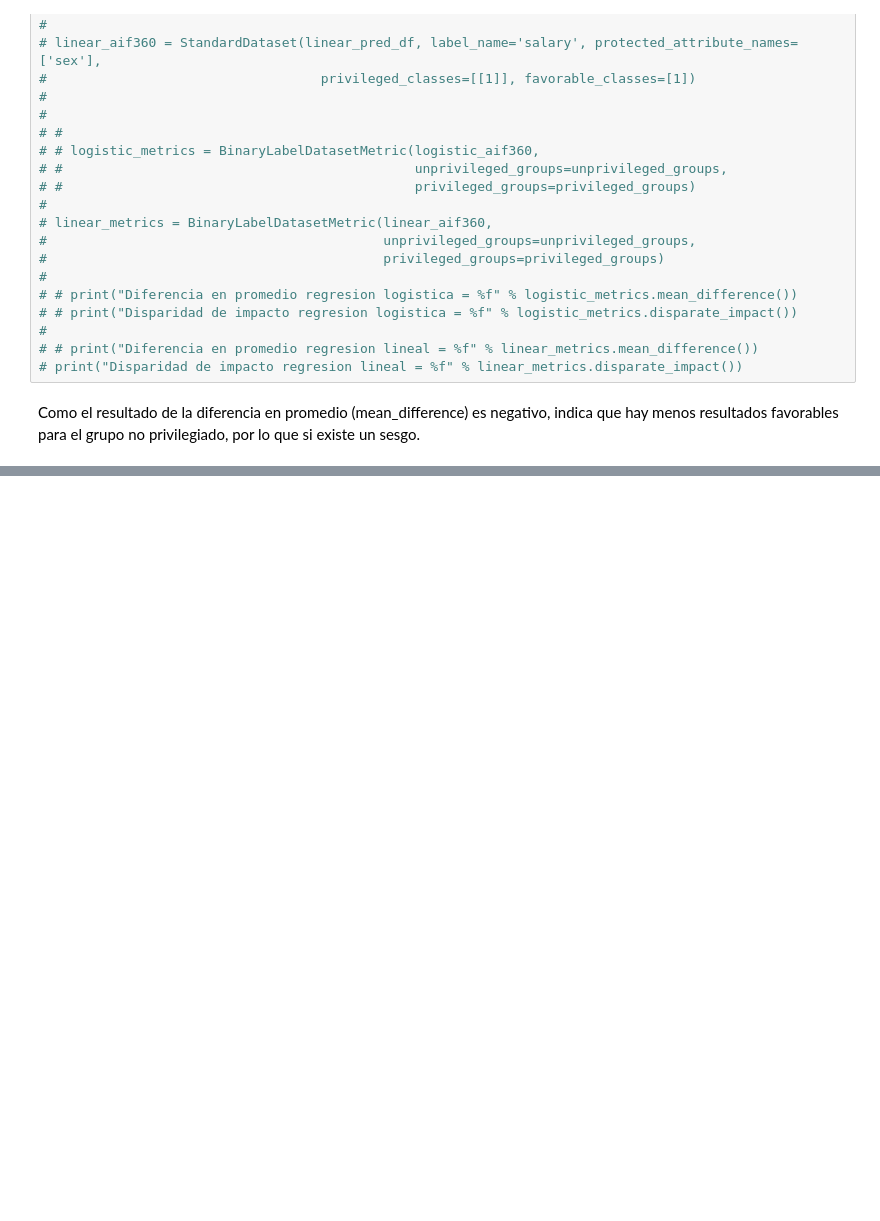
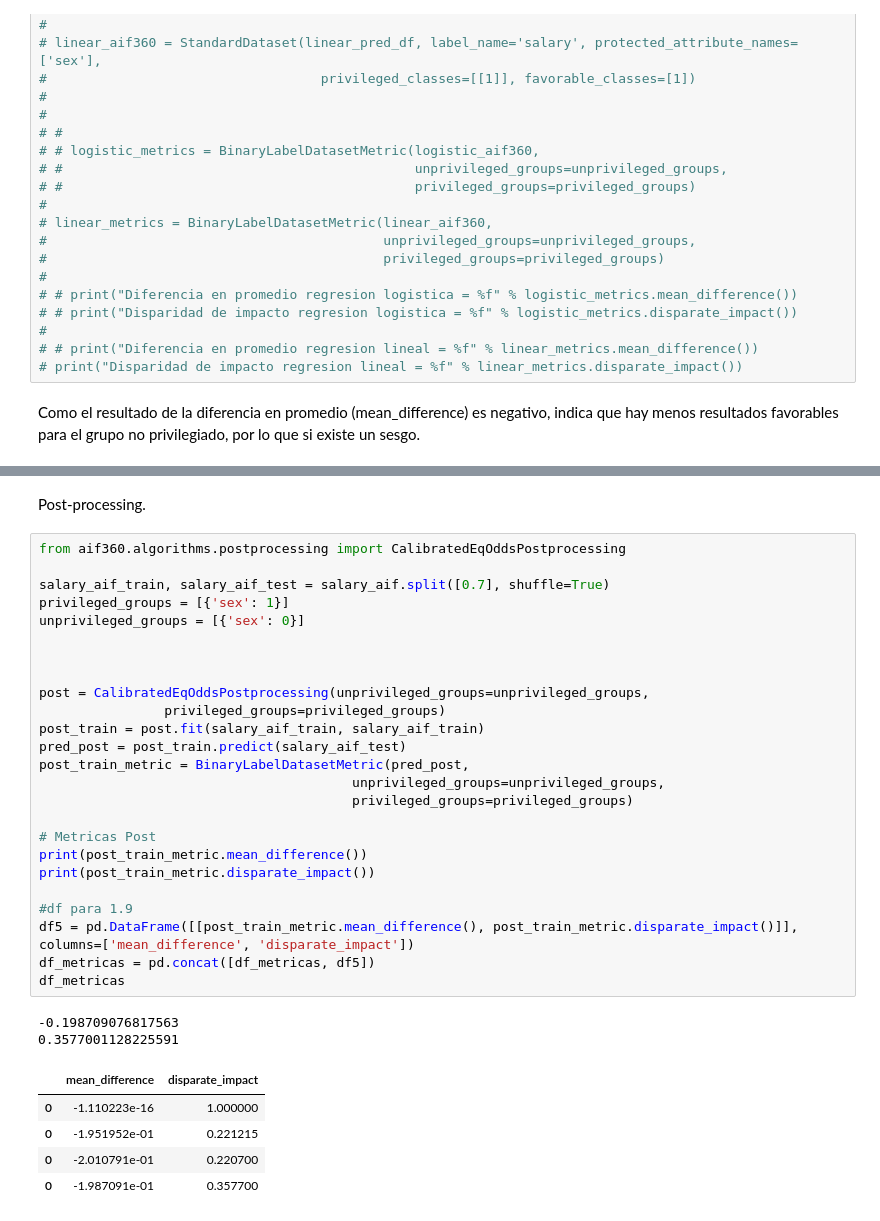
Before and after one commit to bcerdam/Tarea_CDR_2, a Jupyter notebook: Tarea CDR.ipynb, the cells around one changed output, grey strips where cells are left out. Saved outputs shown, nothing was run; the diff lists cells and outputs as text; blank space fills up the shorter version.

```diff
--- a/Tarea CDR.ipynb
+++ b/Tarea CDR.ipynb
@@ -379,0 +477,35 @@ Como el resultado de la diferencia en promedio (mean_difference) es negativo, in
+# %% [markdown]
+Post-processing.
+# %%
+from aif360.algorithms.postprocessing import CalibratedEqOddsPostprocessing
+
+salary_aif_train, salary_aif_test = salary_aif.split([0.7], shuffle=True)
+privileged_groups = [{'sex': 1}]
+unprivileged_groups = [{'sex': 0}]
+
+
+
+post = CalibratedEqOddsPostprocessing(unprivileged_groups=unprivileged_groups,
+                privileged_groups=privileged_groups)
+post_train = post.fit(salary_aif_train, salary_aif_train)
+pred_post = post_train.predict(salary_aif_test)
+post_train_metric = BinaryLabelDatasetMetric(pred_post,
+                                        unprivileged_groups=unprivileged_groups,
+                                        privileged_groups=privileged_groups)
+
+# Metricas Post
+print(post_train_metric.mean_difference())
+print(post_train_metric.disparate_impact())
+
+#df para 1.9
+df5 = pd.DataFrame([[post_train_metric.mean_difference(), post_train_metric.disparate_impact()]], columns=['mean_difference', 'disparate_impact'])
+df_metricas = pd.concat([df_metricas, df5])
+df_metricas
+# %% [output]
+-0.198709076817563
+0.3577001128225591
+|  | mean_difference | disparate_impact |
+| 0 | -1.110223e-16 | 1.000000 |
+| 0 | -1.951952e-01 | 0.221215 |
+| 0 | -2.010791e-01 | 0.220700 |
+| 0 | -1.987091e-01 | 0.357700 |
```
Also changed, not shown: parts of 8 cells of this notebook.
